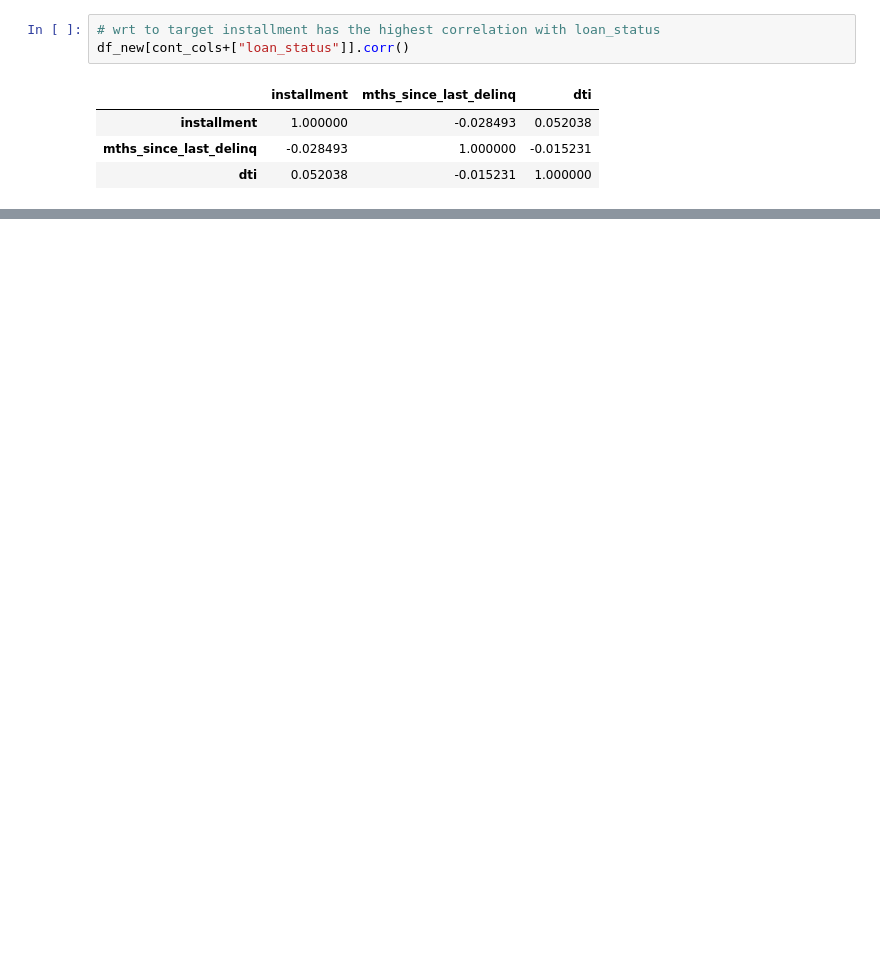
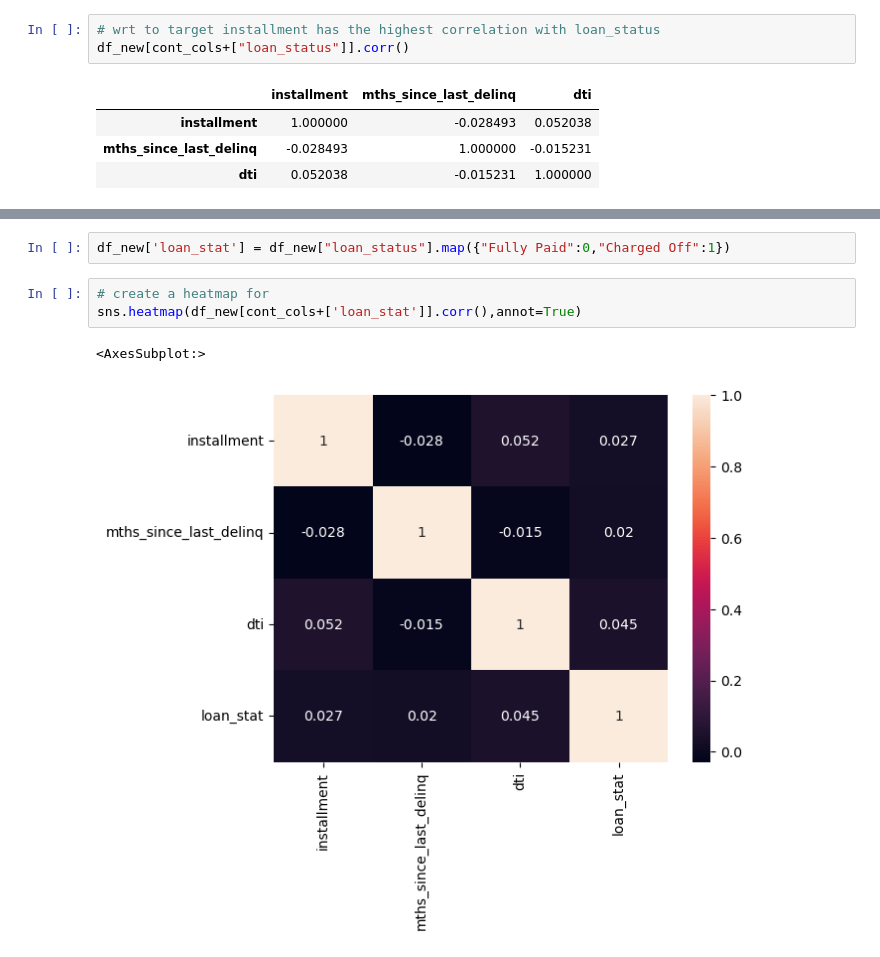
Before and after one commit to skkage/LendingClubCaseStudy, a Jupyter notebook: Santhosh Kumari Kage.ipynb, the cells around one changed output, grey strips where cells are left out. Cells and saved outputs as stored; diff of their text form; blank space fills up the shorter version.

```diff
--- a/Santhosh Kumari Kage.ipynb
+++ b/Santhosh Kumari Kage.ipynb
@@ -1495,0 +1617,8 @@ df_new[cont_cols+["loan_status"]].corr()
+# %%
+df_new['loan_stat'] = df_new["loan_status"].map({"Fully Paid":0,"Charged Off":1})
+# %%
+# create a heatmap for
+sns.heatmap(df_new[cont_cols+['loan_stat']].corr(),annot=True)
+# %% [output]
+<AxesSubplot:>
+[figure, added]
```
Also changed, not shown: parts of 36 cells of this notebook, 1 other file.
